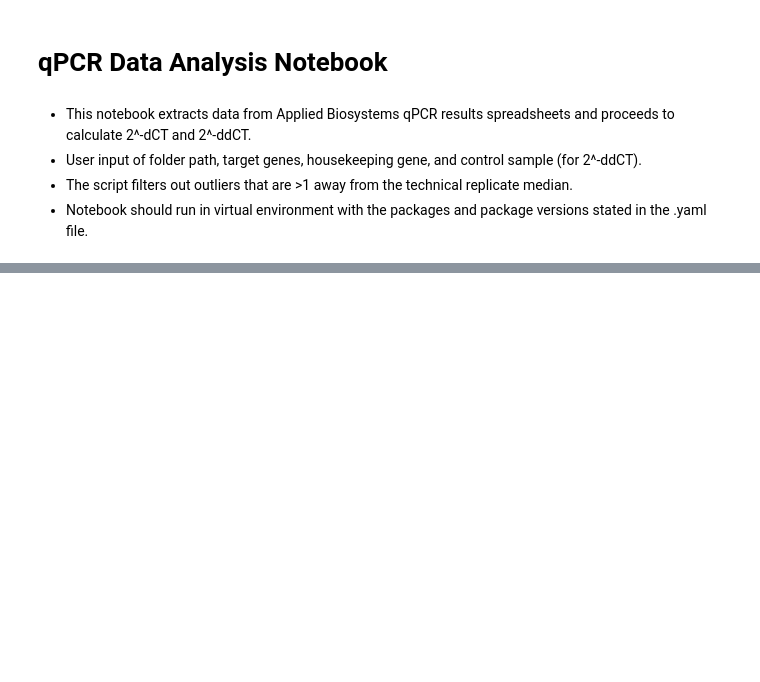
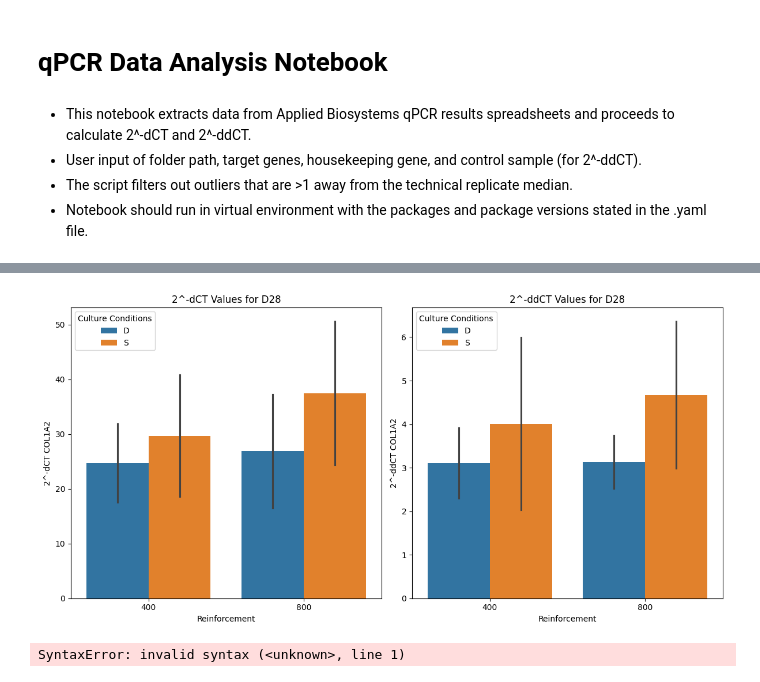
Before and after one commit to hagneeptatt/qPCR_notebook, a Jupyter notebook: qPCR_analysis.ipynb, the cells around one changed output, grey strips where cells are left out. Saved outputs shown, nothing was run; the diff lists cells and outputs as text; code cells hidden in the pictures; blank space fills up the shorter version.

```diff
--- a/qPCR_analysis.ipynb
+++ b/qPCR_analysis.ipynb
@@ -41,0 +387,47 @@ Fontconfig warning: ignoring UTF-8: not a valid region tag
+# %%
+# Second lets just plot the last timepoint, comparing static and dynamic culture conditions
+
+# Step 1: Filter the data for static culture conditions
+df_end_timepoint = results_df[(results_df['Timepoint'] == 'D28') & (results_df['Reinforcement'].isin(['400', '800']))]
+
+
+# Step 2: Plot the bar chart for 2^-dCT values
+# Create bar plots
+plt.figure(figsize=(18, 6))
+plt.subplot(1, 3, 1)
+sns.barplot(data=df_end_timepoint, x='Reinforcement', y='2^-dCT COL1A2', hue='Culture Conditions', errorbar="se")
+plt.title('2^-dCT Values for D28')
+plt.ylabel('2^-dCT COL1A2')
+plt.legend(title='Culture Conditions')
+
+# Step 3: Plot the bar chart for 2^-ddCT values
+plt.subplot(1, 3, 2)
+sns.barplot(data=df_end_timepoint, x='Reinforcement', y='2^-ddCT COL1A2', hue='Culture Conditions', errorbar="se")
+plt.title('2^-ddCT Values for D28')
+plt.ylabel('2^-ddCT COL1A2')
+plt.legend(title='Culture Conditions')
+
+
+plt.tight_layout()
+plt.show()
+
+# Perform Two-Way ANOVA for the last timepoint
+model_last_timepoint = ols('values ~ C(Reinforcement) * C(Culture Conditions)',
+                           data={'values': df_end_timepoint['2^-ddCT COL1A2'],
+                                 'Reinforcement': df_end_timepoint['Reinforcement'],
+                                 'Culture Conditions': df_end_timepoint['Culture Conditions']}).fit()
+anova_last_timepoint = sm.stats.anova_lm(model_last_timepoint, typ=2)
+
+print("ANOVA for Last Timepoint (D28):")
+print(anova_last_timepoint)
+
+# Perform Tukey's HSD test for multiple comparisons
+mc_last_timepoint = pairwise_tukeyhsd(endog=df_end_timepoint['2^-ddCT COL1A2'],
+                                      groups=df_end_timepoint['Reinforcement'] + ' in ' + df_end_timepoint['Culture Conditions'],
+                                      alpha=0.05)
+
+print("\nTukey's HSD Test for Last Timepoint (D28):")
+print(mc_last_timepoint.summary())
+# %% [output]
+[figure, added]
+SyntaxError: invalid syntax (<unknown>, line 1)
```
Also changed, not shown: parts of 14 cells of this notebook, 5 other files.
